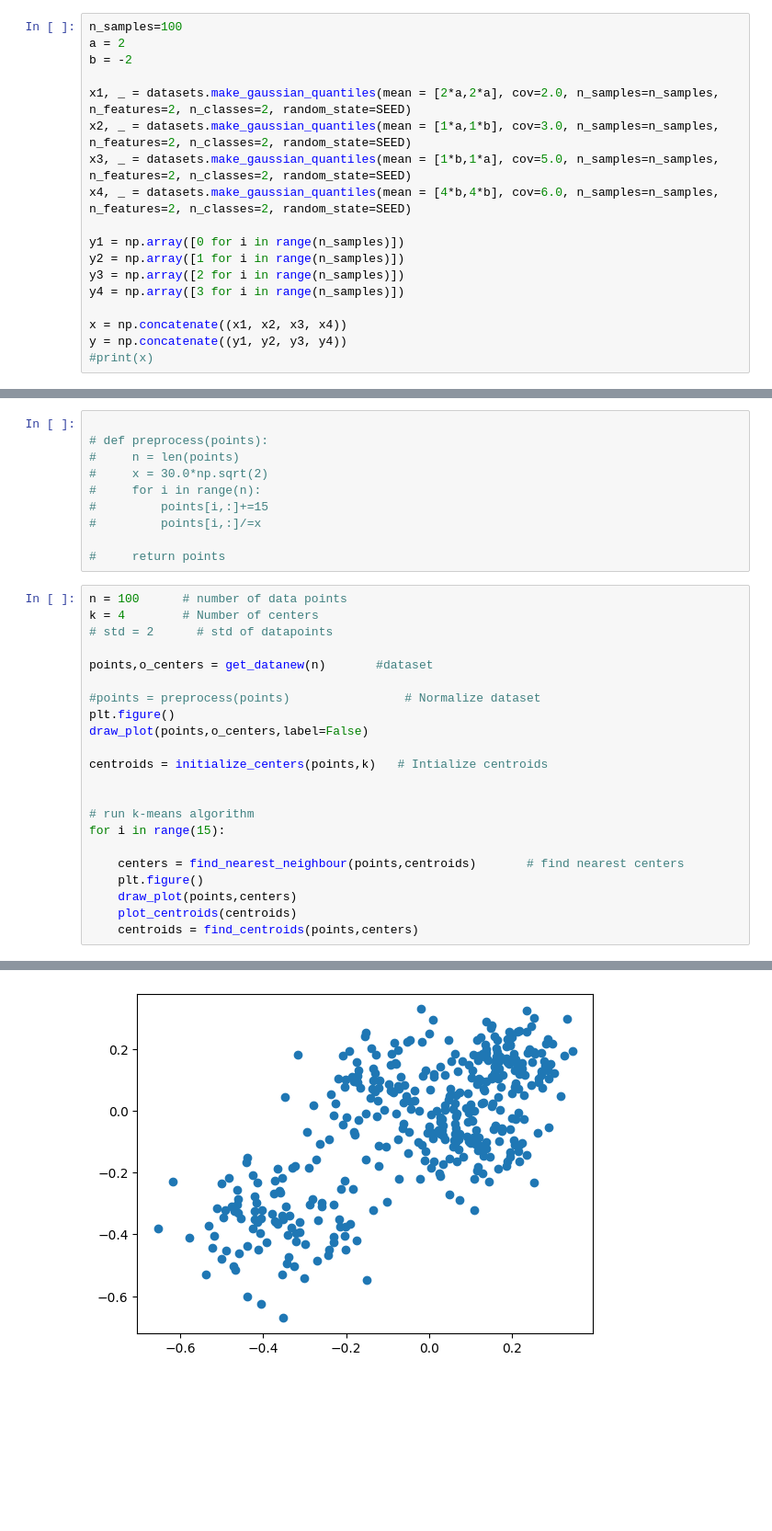
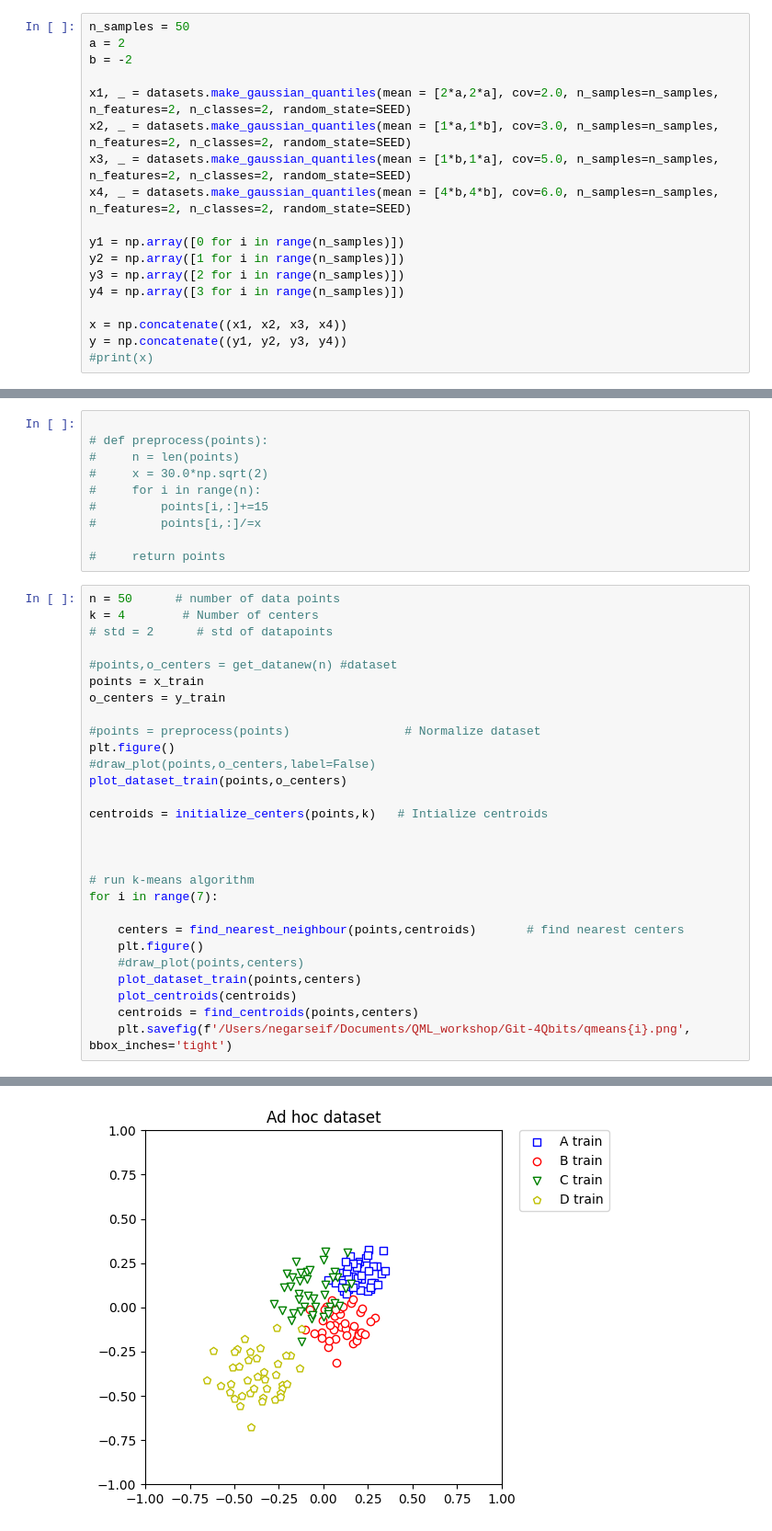
Before and after one commit to QSciTech-QuantumBC-Workshop/Git-4Qbits, a Jupyter notebook: qmeans-Gaussian4.ipynb, the cells around one changed output, grey strips where cells are left out. Shown: that part at 92% size. Drawn from its saved outputs; the diff is of its cells as text; blank space fills up the shorter version.

```diff
--- a/qmeans-Gaussian4.ipynb
+++ b/qmeans-Gaussian4.ipynb
@@ -27,7 +27,7 @@ SEED = 123
 # To use local qasm simulator
 backend = Aer.get_backend('qasm_simulator')
 # %%
-n_samples=100
+n_samples = 50
 a = 2
 b = -2
 
@@ -287,25 +317,31 @@ def find_centroids(points,centers):
 
 #     return points
 # %%
-n = 100      # number of data points
+n = 50      # number of data points
 k = 4        # Number of centers
 # std = 2      # std of datapoints
 
-points,o_centers = get_datanew(n)       #dataset
+#points,o_centers = get_datanew(n) #dataset
+points = x_train
+o_centers = y_train
 
 #points = preprocess(points)                # Normalize dataset
 plt.figure()
-draw_plot(points,o_centers,label=False)
+#draw_plot(points,o_centers,label=False)
+plot_dataset_train(points,o_centers)
 
 centroids = initialize_centers(points,k)   # Intialize centroids
 
 
+
 # run k-means algorithm
-for i in range(15):
+for i in range(7):
 
     centers = find_nearest_neighbour(points,centroids)       # find nearest centers
     plt.figure()
-    draw_plot(points,centers)
+    #draw_plot(points,centers)
+    plot_dataset_train(points,centers)
     plot_centroids(centroids)
     centroids = find_centroids(points,centers)
+    plt.savefig(f'/Users/negarseif/Documents/QML_workshop/Git-4Qbits/qmeans{i}.png', bbox_inches='tight')
 # %% [output]
@@ -312 +349 @@ for i in range(15):
-[figure, old version]
+[figure, new version]
```
Also changed, not shown: parts of 8 cells of this notebook, 3 other files.
